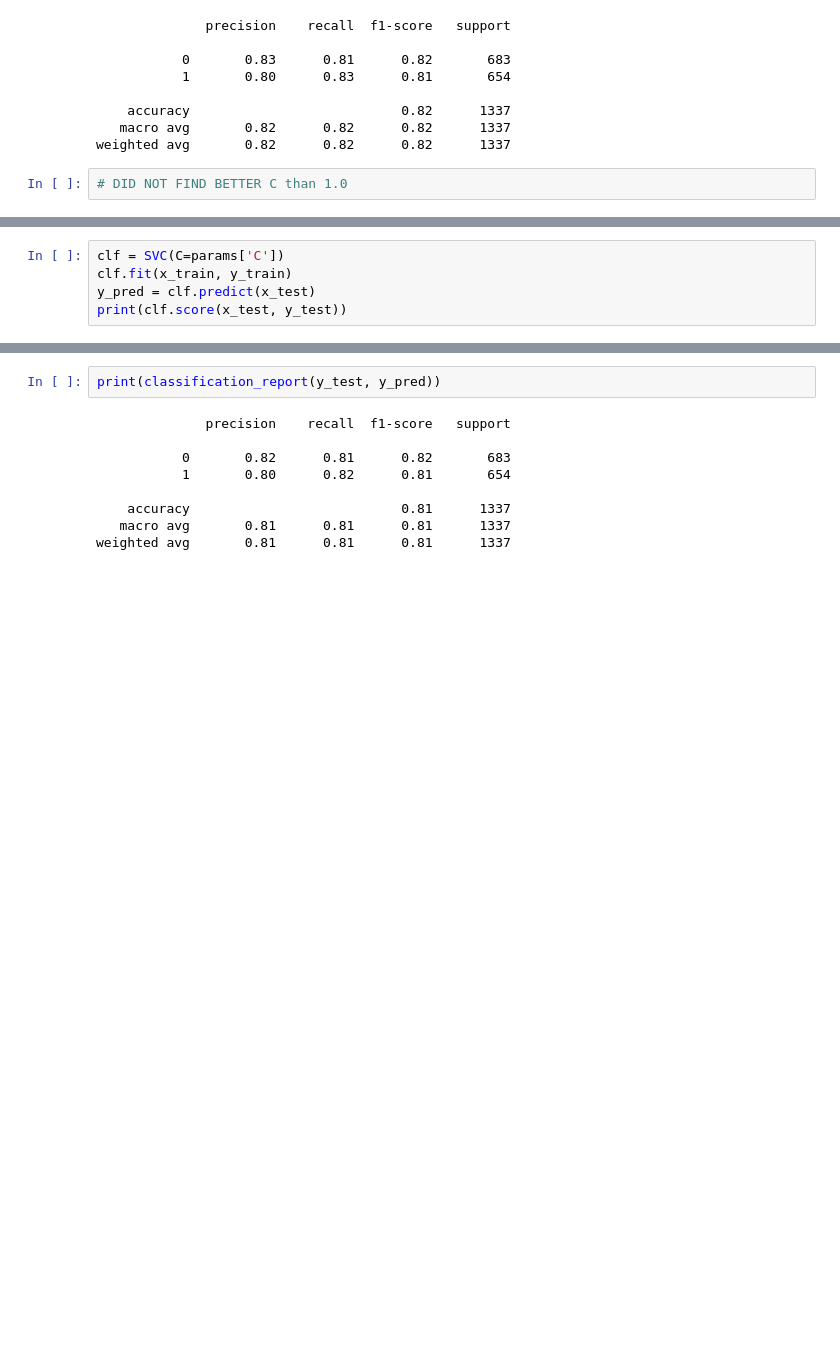
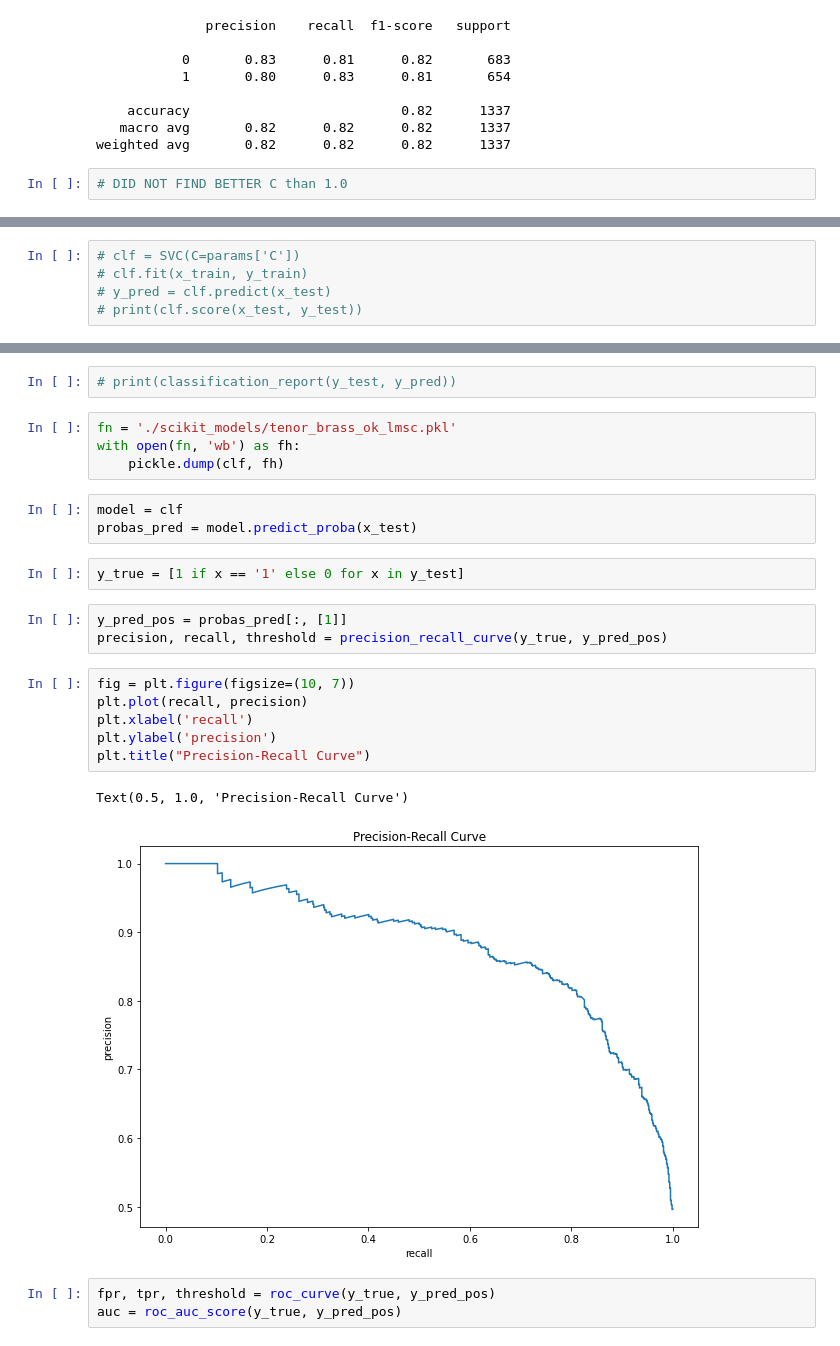
Before and after one commit to MatthewAustinThompson/saxophone-detection, a Jupyter notebook: cc_tenor_brass_ok_svm_lmsc.ipynb, the cells around one changed output, grey strips where cells are left out. Saved outputs shown, nothing was run; the diff lists cells and outputs as text; blank space fills up the shorter version.

```diff
--- a/cc_tenor_brass_ok_svm_lmsc.ipynb
+++ b/cc_tenor_brass_ok_svm_lmsc.ipynb
@@ -106,5 +77,5 @@ params
 # %%
-clf = SVC(C=params['C'])
-clf.fit(x_train, y_train)
-y_pred = clf.predict(x_test)
-print(clf.score(x_test, y_test))
+# clf = SVC(C=params['C'])
+# clf.fit(x_train, y_train)
+# y_pred = clf.predict(x_test)
+# print(clf.score(x_test, y_test))
@@ -121,11 +86,26 @@ pd.DataFrame(c_matrix, index=idx, columns=cols)
 # %%
-print(classification_report(y_test, y_pred))
+# print(classification_report(y_test, y_pred))
-# %% [output]
-              precision    recall  f1-score   support
-
-           0       0.82      0.81      0.82       683
-           1       0.80      0.82      0.81       654
-
-    accuracy                           0.81      1337
-   macro avg       0.81      0.81      0.81      1337
-weighted avg       0.81      0.81      0.81      1337
+# %%
+fn = './scikit_models/tenor_brass_ok_lmsc.pkl'
+with open(fn, 'wb') as fh:
+    pickle.dump(clf, fh)
+# %%
+model = clf
+probas_pred = model.predict_proba(x_test)
+# %%
+y_true = [1 if x == '1' else 0 for x in y_test]
+# %%
+y_pred_pos = probas_pred[:, [1]]
+precision, recall, threshold = precision_recall_curve(y_true, y_pred_pos)
+# %%
+fig = plt.figure(figsize=(10, 7))
+plt.plot(recall, precision)
+plt.xlabel('recall')
+plt.ylabel('precision')
+plt.title("Precision-Recall Curve")
+# %% [output]
+Text(0.5, 1.0, 'Precision-Recall Curve')
+[figure, added]
+# %%
+fpr, tpr, threshold = roc_curve(y_true, y_pred_pos)
+auc = roc_auc_score(y_true, y_pred_pos)
```
Also changed, not shown: parts of 9 cells of this notebook, 4 other files.
